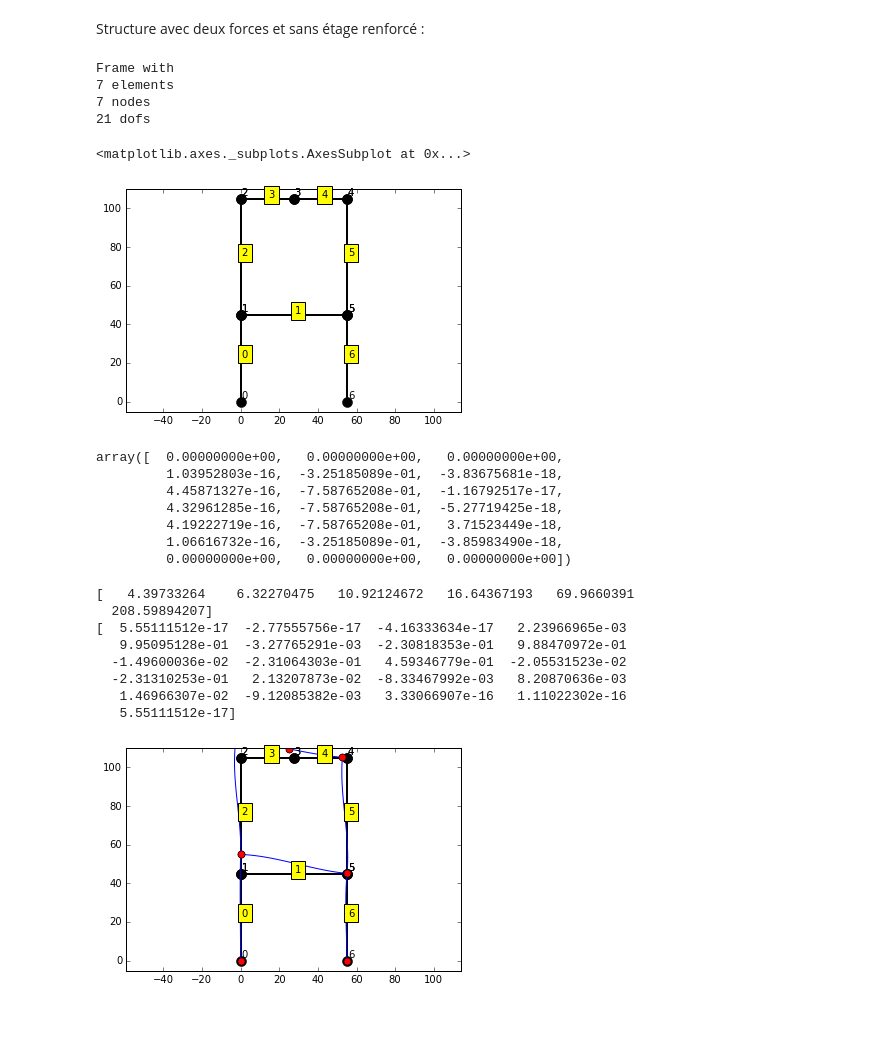
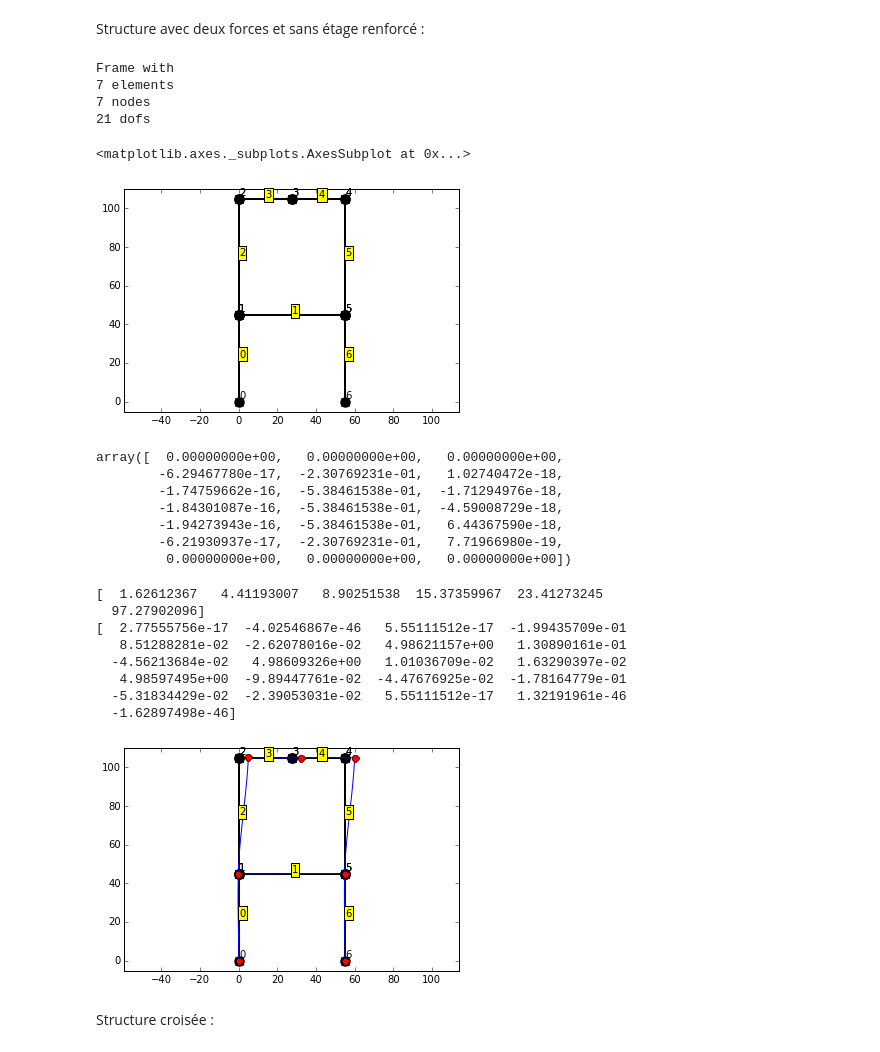
Before and after one commit to qgoisnard/Exercice-update, a Jupyter notebook: 04ex-Buckling.ipynb, the cells around one changed output. Cells and saved outputs as stored; diff of their text form; code cells hidden in the pictures; blank space fills up the shorter version.

```diff
--- a/04ex-Buckling.ipynb
+++ b/04ex-Buckling.ipynb
@@ -81,7 +81,7 @@ class Frame_Buckling(LinearFrame):
                     G[self.dof_map(e, i_local),self.dof_map(e, j_local)] += Gen[i_local,j_local]
         return G
 
-    def bc_apply_G(self,G,blocked_dof,bc_values):
+    def bc_apply_G(self,G,blocked_dof):
         for (dof) in enumerate(blocked_dof):
             Gbc = G
             Gbc[dof, :] = 0
@@ -349,7 +358,7 @@ Frame with
 7 nodes
 21 dofs
 <matplotlib.axes._subplots.AxesSubplot at 0x...>
-[figure, old version]
+[figure, new version]
 # %%
 ne = frame.nelements
 ndof = frame.ndof
@@ -364,26 +373,26 @@ bc_values = np.array([0, 0, 0, 0, 0, 0])
 # %%
 K = frame.assemble_K()
 F=frame.assemble_F()
-F[7]=F[7]-.5*EI[0]*np.pi**2/(Lyb+Lyh)**2
-F[13]=F[13]-.5*EI[0]*np.pi**2/(Lyb+Lyh)**2
-F[7]=F[7]-1
-F[13]=F[13]-1
+#F[7]=F[7]-.5*EI[0]*np.pi**2/(Lyb+Lyh)**2
+#F[13]=F[13]-.5*EI[0]*np.pi**2/(Lyb+Lyh)**2
+F[7]=F[7]-1.
+F[13]=F[13]-1.
 Kbc, Fbc = frame.bc_apply(K, F, blocked_dof, bc_values)
 Usol = np.linalg.solve(Kbc,Fbc)
 Usol
 # %% [output]
 array([  0.00000000e+00,   0.00000000e+00,   0.00000000e+00,
-         1.03952803e-16,  -3.25185089e-01,  -3.83675681e-18,
-         4.45871327e-16,  -7.58765208e-01,  -1.16792517e-17,
-         4.32961285e-16,  -7.58765208e-01,  -5.27719425e-18,
-         4.19222719e-16,  -7.58765208e-01,   3.71523449e-18,
-         1.06616732e-16,  -3.25185089e-01,  -3.85983490e-18,
+        -6.29467780e-17,  -2.30769231e-01,   1.02740472e-18,
+        -1.74759662e-16,  -5.38461538e-01,  -1.71294976e-18,
+        -1.84301087e-16,  -5.38461538e-01,  -4.59008729e-18,
+        -1.94273943e-16,  -5.38461538e-01,   6.44367590e-18,
+        -6.21930937e-17,  -2.30769231e-01,   7.71966980e-19,
          0.00000000e+00,   0.00000000e+00,   0.00000000e+00])
 # %%
 frame.set_displacement(Usol)
 # %%
 Gbc=frame.assemble_G()
-G=frame.bc_apply_G(Gbc,blocked_dof,bc_values)
+G=frame.bc_apply_G(Gbc,blocked_dof)
 # %%
 Ks = sparse.csr_matrix(K)
 Gs = sparse.csr_matrix(G)
@@ -391,17 +400,19 @@ val, vect = linalg.eigsh(Ks, 6, Gs, which = 'LA', sigma =1.2)
 print(val)
 print(vect[:,0])
 # %% [output]
-[   4.39733264    6.32270475   10.92124672   16.64367193   69.9660391
-  208.59894207]
-[  5.55111512e-17  -2.77555756e-17  -4.16333634e-17   2.23966965e-03
-   9.95095128e-01  -3.27765291e-03  -2.30818353e-01   9.88470972e-01
-  -1.49600036e-02  -2.31064303e-01   4.59346779e-01  -2.05531523e-02
-  -2.31310253e-01   2.13207873e-02  -8.33467992e-03   8.20870636e-03
-   1.46966307e-02  -9.12085382e-03   3.33066907e-16   1.11022302e-16
-   5.55111512e-17]
+[  1.62612367   4.41193007   8.90251538  15.37359967  23.41273245
+  97.27902096]
+[  2.77555756e-17  -4.02546867e-46   5.55111512e-17  -1.99435709e-01
+   8.51288281e-02  -2.62078016e-02   4.98621157e+00   1.30890161e-01
+  -4.56213684e-02   4.98609326e+00   1.01036709e-02   1.63290397e-02
+   4.98597495e+00  -9.89447761e-02  -4.47676925e-02  -1.78164779e-01
+  -5.31834429e-02  -2.39053031e-02   5.55111512e-17   1.32191961e-46
+  -1.62897498e-46]
 # %%
-frame.set_displacement(10*vect[:,0])
+frame.set_displacement(1*vect[:,0])
 frame.plot_with_label()
 frame.plot_displaced()
 # %% [output]
-[figure, old version]
+[figure, new version]
+# %% [markdown]
+Structure croisée :
```
Also changed, not shown: parts of 19 cells of this notebook.
